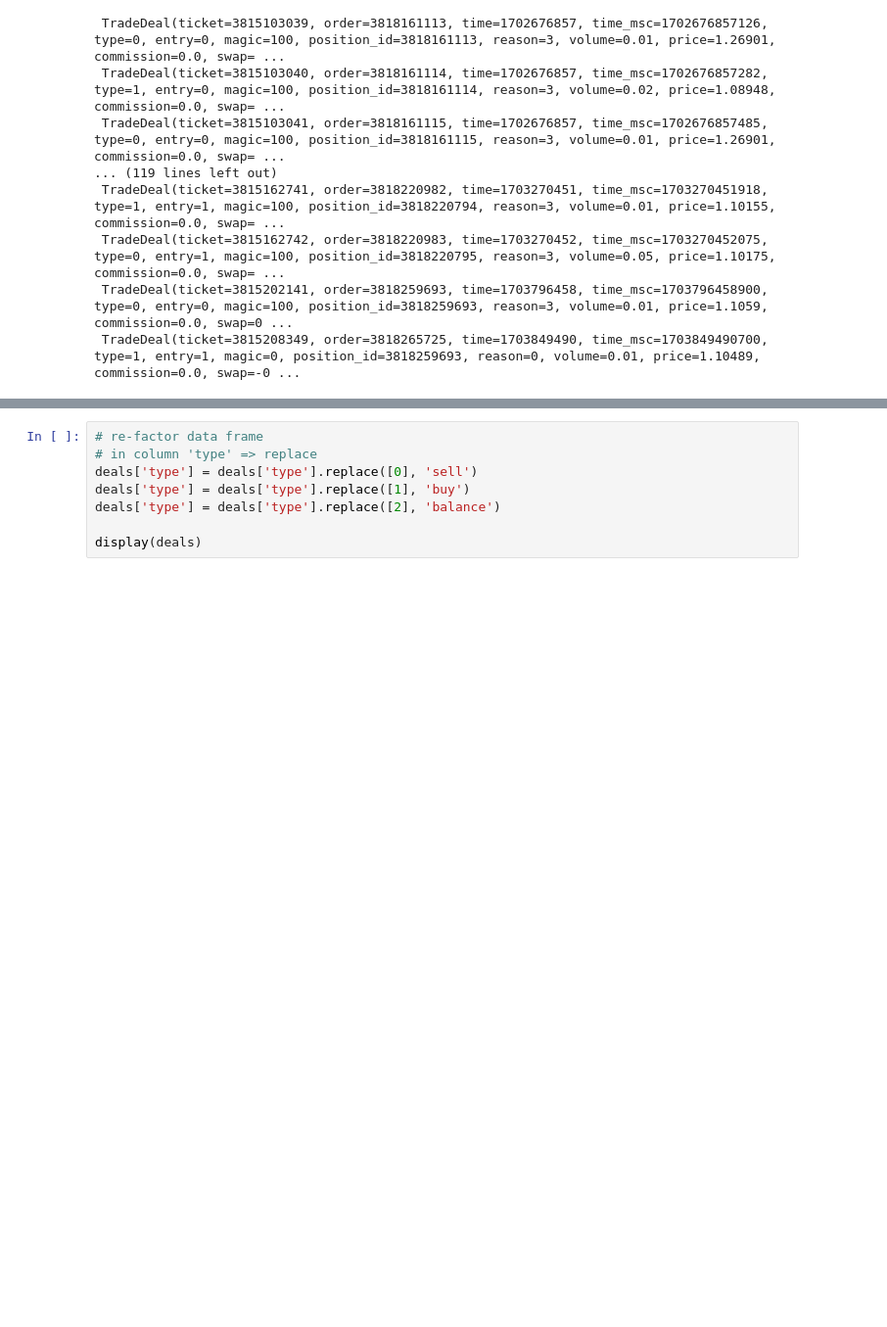
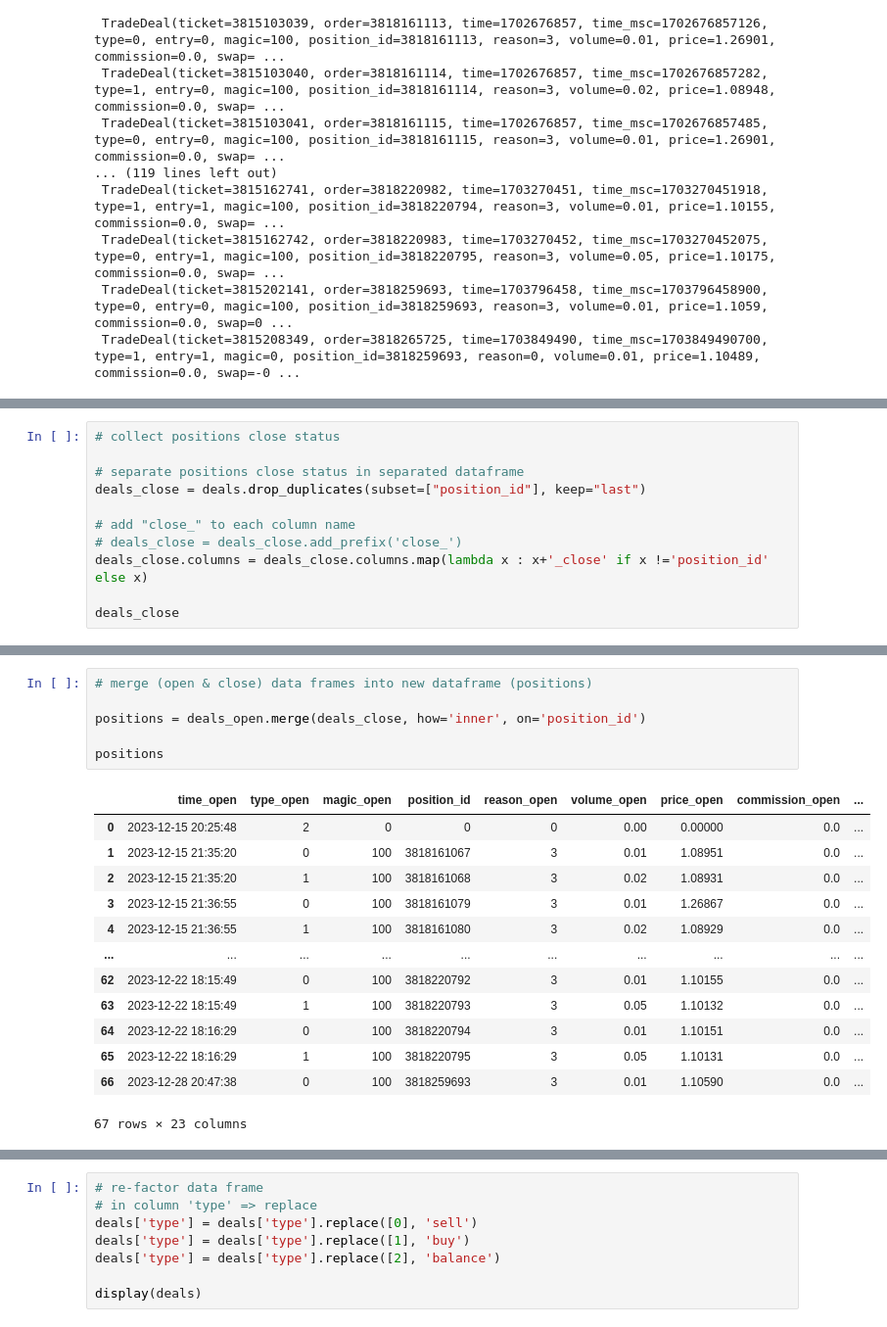
Before and after one commit to MaxJan2010/python_finance, a Jupyter notebook: src/work/tutorials/03.calculate mt5 report factors/calculate_history_report_factors.ipynb, the cells around one changed output, grey strips where cells are left out. Shown: that part at 98% size. Saved outputs shown, nothing was run; the diff lists cells and outputs as text; blank space fills up the shorter version.

```diff
--- a/src/work/tutorials/03.calculate mt5 report factors/calculate_history_report_factors.ipynb
+++ b/src/work/tutorials/03.calculate mt5 report factors/calculate_history_report_factors.ipynb
@@ -88,0 +150,11 @@ display(deals)
+# %%
+# collect positions close status
+
+# separate positions close status in separated dataframe
+deals_close = deals.drop_duplicates(subset=["position_id"], keep="last")
+
+# add "close_" to each column name
+# deals_close = deals_close.add_prefix('close_')
+deals_close.columns = deals_close.columns.map(lambda x : x+'_close' if x !='position_id' else x)
+
+deals_close
@@ -88,0 +175,20 @@ display(deals)
+# %%
+# merge (open & close) data frames into new dataframe (positions)
+
+positions = deals_open.merge(deals_close, how='inner', on='position_id')
+
+positions
+# %% [output]
+|  | time_open | type_open | magic_open | position_id | reason_open | volume_open | price_open | commission_open | ... |
+| 0 | 2023-12-15 20:25:48 | 2 | 0 | 0 | 0 | 0.00 | 0.00000 | 0.0 | ... |
+| 1 | 2023-12-15 21:35:20 | 0 | 100 | 3818161067 | 3 | 0.01 | 1.08951 | 0.0 | ... |
+| 2 | 2023-12-15 21:35:20 | 1 | 100 | 3818161068 | 3 | 0.02 | 1.08931 | 0.0 | ... |
+| 3 | 2023-12-15 21:36:55 | 0 | 100 | 3818161079 | 3 | 0.01 | 1.26867 | 0.0 | ... |
+| 4 | 2023-12-15 21:36:55 | 1 | 100 | 3818161080 | 3 | 0.02 | 1.08929 | 0.0 | ... |
+| ... | ... | ... | ... | ... | ... | ... | ... | ... | ... |
+| 62 | 2023-12-22 18:15:49 | 0 | 100 | 3818220792 | 3 | 0.01 | 1.10155 | 0.0 | ... |
+| 63 | 2023-12-22 18:15:49 | 1 | 100 | 3818220793 | 3 | 0.05 | 1.10132 | 0.0 | ... |
+| 64 | 2023-12-22 18:16:29 | 0 | 100 | 3818220794 | 3 | 0.01 | 1.10151 | 0.0 | ... |
+| 65 | 2023-12-22 18:16:29 | 1 | 100 | 3818220795 | 3 | 0.05 | 1.10131 | 0.0 | ... |
+| 66 | 2023-12-28 20:47:38 | 0 | 100 | 3818259693 | 3 | 0.01 | 1.10590 | 0.0 | ... |
+67 rows × 23 columns
```
Also changed, not shown: parts of 14 cells of this notebook, 3 other files.
